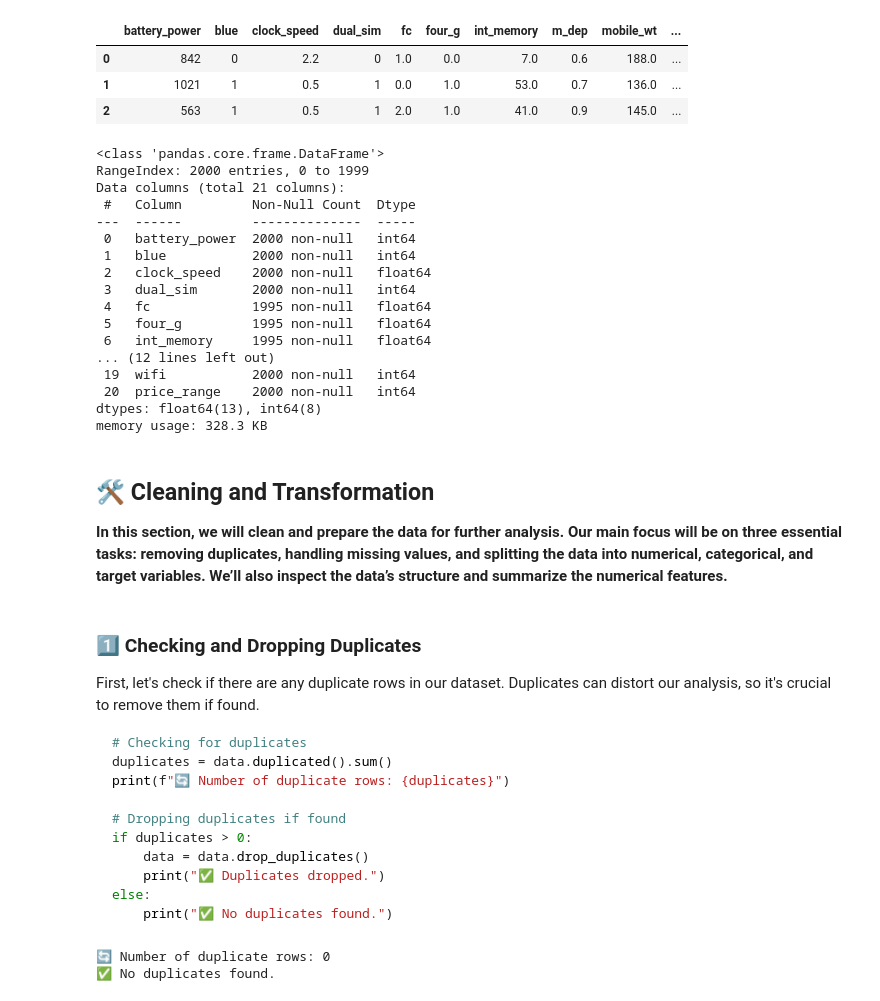
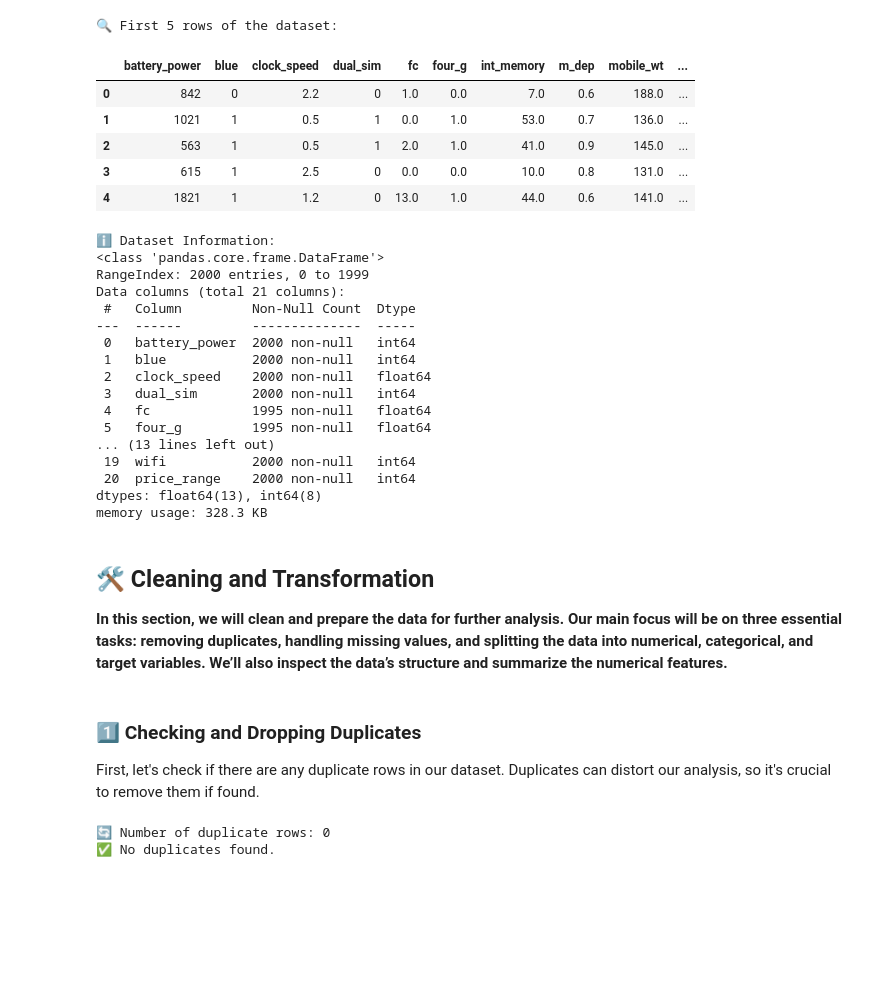
Before and after one commit to MO7AMED3TWAN/Protofolio, a Jupyter notebook: Data Analysis Projects/3- Mobile-Phone Price Prediction With 96% Accuracy LR (Adanced)/MainNotebook.ipynb, the cells around one changed output. Saved outputs shown, nothing was run; the diff lists cells and outputs as text; code cells hidden in the pictures; blank space fills up the shorter version.

````diff
--- a/Data Analysis Projects/3- Mobile-Phone Price Prediction With 96% Accuracy LR (Adanced)/MainNotebook.ipynb
+++ b/Data Analysis Projects/3- Mobile-Phone Price Prediction With 96% Accuracy LR (Adanced)/MainNotebook.ipynb
@@ -120,30 +96,40 @@ data = pd.read_csv(r'./Data.csv')
-# %%
-data.head(3)
-# %% [output]
-|  | battery_power | blue | clock_speed | dual_sim | fc | four_g | int_memory | m_dep | mobile_wt | ... |
-| 0 | 842 | 0 | 2.2 | 0 | 1.0 | 0.0 | 7.0 | 0.6 | 188.0 | ... |
-| 1 | 1021 | 1 | 0.5 | 1 | 0.0 | 1.0 | 53.0 | 0.7 | 136.0 | ... |
-| 2 | 563 | 1 | 0.5 | 1 | 2.0 | 1.0 | 41.0 | 0.9 | 145.0 | ... |
-# %%
-data.info()
-# %% [output]
-<class 'pandas.core.frame.DataFrame'>
-RangeIndex: 2000 entries, 0 to 1999
-Data columns (total 21 columns):
- #   Column         Non-Null Count  Dtype
----  ------         --------------  -----
- 0   battery_power  2000 non-null   int64
- 1   blue           2000 non-null   int64
- 2   clock_speed    2000 non-null   float64
- 3   dual_sim       2000 non-null   int64
- 4   fc             1995 non-null   float64
- 5   four_g         1995 non-null   float64
- 6   int_memory     1995 non-null   float64
-... (12 lines left out)
- 19  wifi           2000 non-null   int64
- 20  price_range    2000 non-null   int64
-dtypes: float64(13), int64(8)
-memory usage: 328.3 KB
+# %%
+# Loading the dataset
+data = pd.read_csv(r'./Data.csv')
+
+# Displaying the first few rows of the dataset to get an overview
+print("🔍 First 5 rows of the dataset:")
+display(data.head())
+# %% [output]
+🔍 First 5 rows of the dataset:
+|  | battery_power | blue | clock_speed | dual_sim | fc | four_g | int_memory | m_dep | mobile_wt | ... |
+| 0 | 842 | 0 | 2.2 | 0 | 1.0 | 0.0 | 7.0 | 0.6 | 188.0 | ... |
+| 1 | 1021 | 1 | 0.5 | 1 | 0.0 | 1.0 | 53.0 | 0.7 | 136.0 | ... |
+| 2 | 563 | 1 | 0.5 | 1 | 2.0 | 1.0 | 41.0 | 0.9 | 145.0 | ... |
+| 3 | 615 | 1 | 2.5 | 0 | 0.0 | 0.0 | 10.0 | 0.8 | 131.0 | ... |
+| 4 | 1821 | 1 | 1.2 | 0 | 13.0 | 1.0 | 44.0 | 0.6 | 141.0 | ... |
+# %%
+# Showing information about the dataset, including data types and non-null counts
+print("ℹ️ Dataset Information:")
+data.info()
+# %% [output]
+ℹ️ Dataset Information:
+<class 'pandas.core.frame.DataFrame'>
+RangeIndex: 2000 entries, 0 to 1999
+Data columns (total 21 columns):
+ #   Column         Non-Null Count  Dtype
+---  ------         --------------  -----
+ 0   battery_power  2000 non-null   int64
+ 1   blue           2000 non-null   int64
+ 2   clock_speed    2000 non-null   float64
+ 3   dual_sim       2000 non-null   int64
+ 4   fc             1995 non-null   float64
+ 5   four_g         1995 non-null   float64
+... (13 lines left out)
+ 19  wifi           2000 non-null   int64
+ 20  price_range    2000 non-null   int64
+dtypes: float64(13), int64(8)
+memory usage: 328.3 KB
 # %% [markdown]
 ## 🛠️ Cleaning and Transformation
 
@@ -152,17 +138,4 @@ memory usage: 328.3 KB
 ### 1️⃣ **Checking and Dropping Duplicates**
 
 First, let's check if there are any duplicate rows in our dataset. Duplicates can distort our analysis, so it's crucial to remove them if found.
-
-```python
-# Checking for duplicates
-duplicates = data.duplicated().sum()
-print(f"🔄 Number of duplicate rows: {duplicates}")
-
-# Dropping duplicates if found
-if duplicates > 0:
-    data = data.drop_duplicates()
-    print("✅ Duplicates dropped.")
-else:
-    print("✅ No duplicates found.")
-```
 # %%
````
Also changed, not shown: parts of 69 cells of this notebook, 3 other files.
